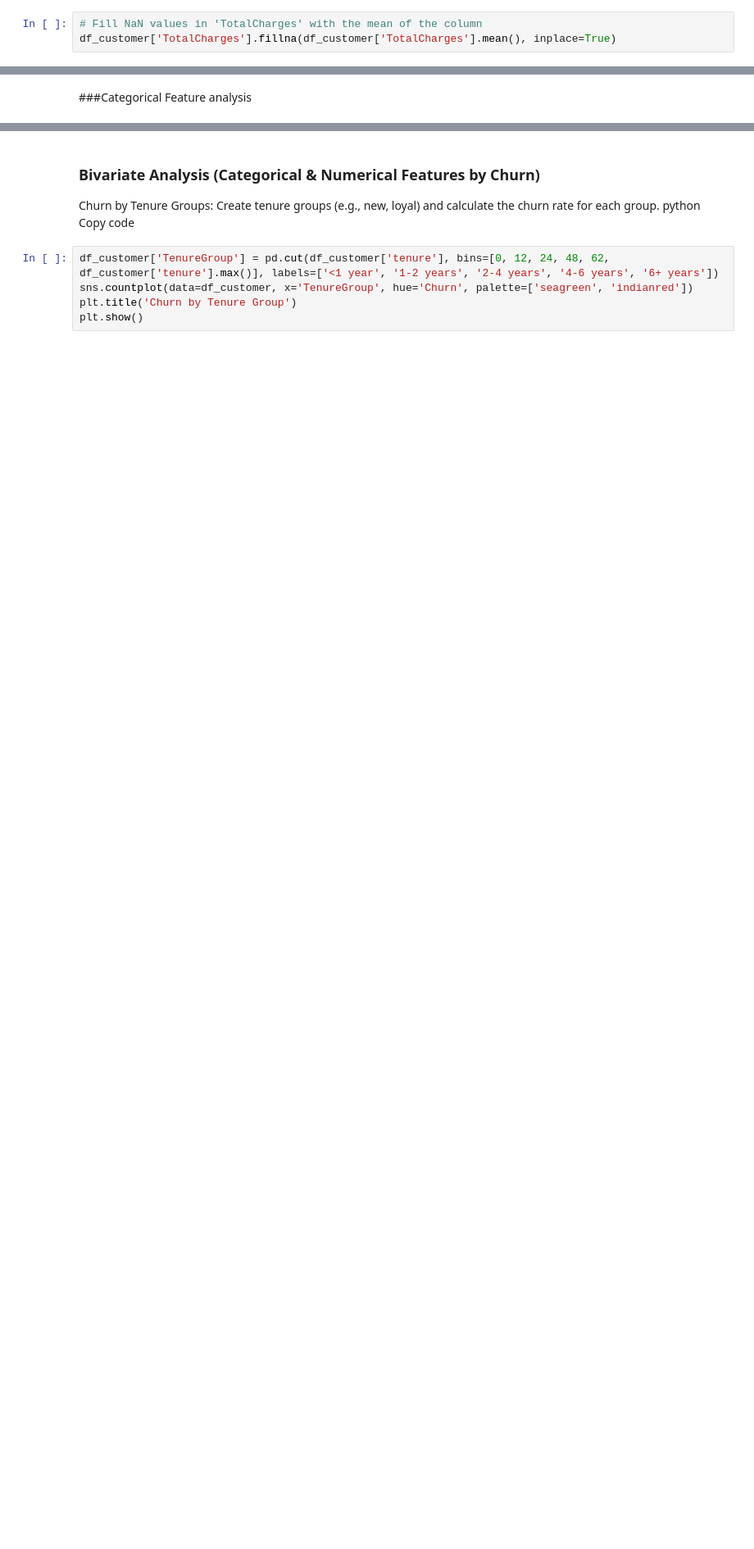
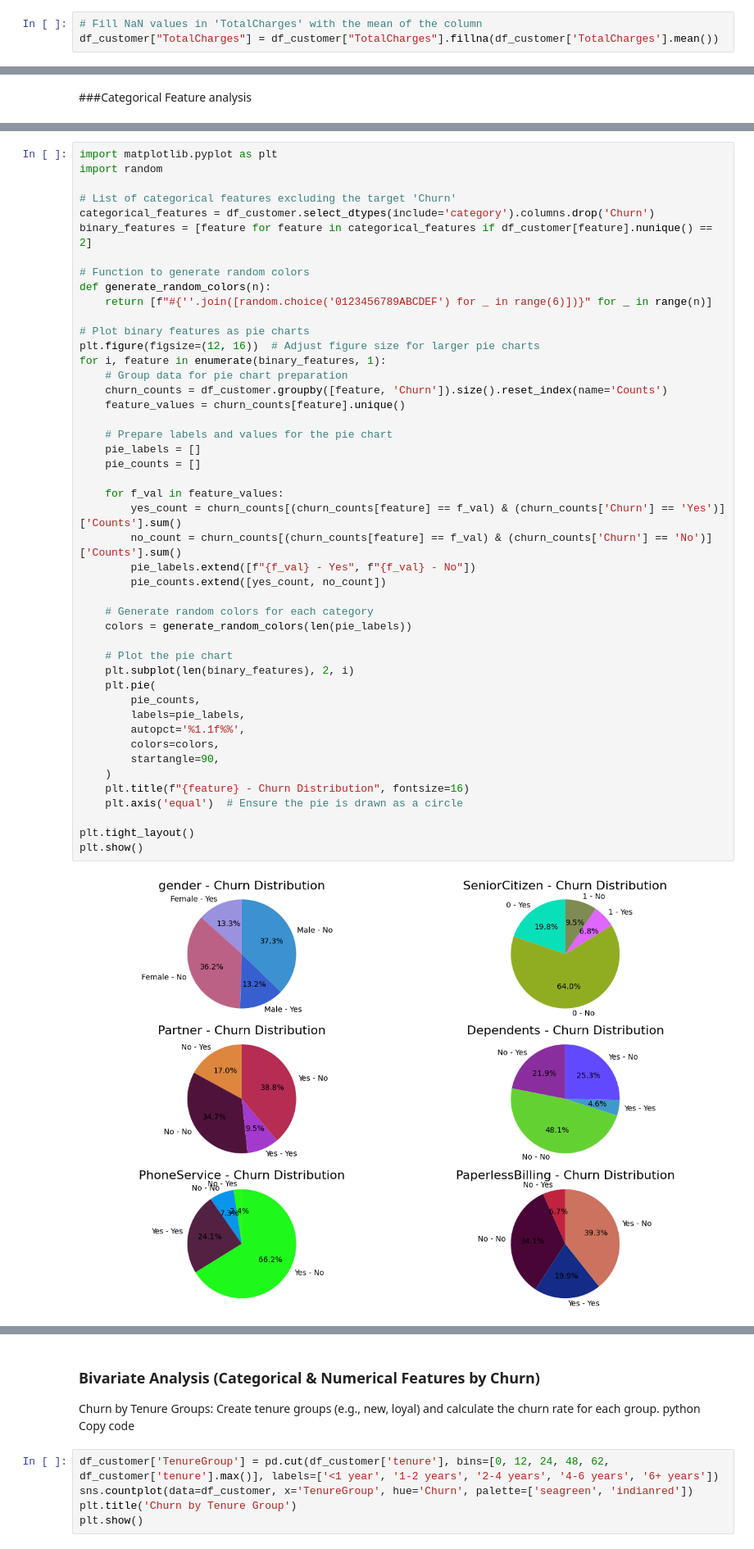
Before and after one commit to temesgen0/Customer_Churn_Prediction, a Jupyter notebook: ChurnCustomers.ipynb, the cells around one changed output, grey strips where cells are left out. Shown at 82% size. Drawn from its saved outputs; the diff is of its cells as text; blank space fills up the shorter version.

Commit message:
Pie chart edition

```diff
--- a/ChurnCustomers.ipynb
+++ b/ChurnCustomers.ipynb
@@ -172,4 +172,4 @@ Churn                   0        2
 Nice! the total charges have 11 missing values let's handle them
 # %%
 # Fill NaN values in 'TotalCharges' with the mean of the column
-df_customer['TotalCharges'].fillna(df_customer['TotalCharges'].mean(), inplace=True)
+df_customer["TotalCharges"] = df_customer["TotalCharges"].fillna(df_customer['TotalCharges'].mean())
@@ -348,0 +292,48 @@ for i, feature in enumerate(binary_features, 1):
+# %%
+import matplotlib.pyplot as plt
+import random
+
+# List of categorical features excluding the target 'Churn'
+categorical_features = df_customer.select_dtypes(include='category').columns.drop('Churn')
+binary_features = [feature for feature in categorical_features if df_customer[feature].nunique() == 2]
+
+# Function to generate random colors
+def generate_random_colors(n):
+    return [f"#{''.join([random.choice('0123456789ABCDEF') for _ in range(6)])}" for _ in range(n)]
+
+# Plot binary features as pie charts
+plt.figure(figsize=(12, 16))  # Adjust figure size for larger pie charts
+for i, feature in enumerate(binary_features, 1):
+    # Group data for pie chart preparation
+    churn_counts = df_customer.groupby([feature, 'Churn']).size().reset_index(name='Counts')
+    feature_values = churn_counts[feature].unique()
+
+    # Prepare labels and values for the pie chart
+    pie_labels = []
+    pie_counts = []
+
+    for f_val in feature_values:
+        yes_count = churn_counts[(churn_counts[feature] == f_val) & (churn_counts['Churn'] == 'Yes')]['Counts'].sum()
+        no_count = churn_counts[(churn_counts[feature] == f_val) & (churn_counts['Churn'] == 'No')]['Counts'].sum()
+        pie_labels.extend([f"{f_val} - Yes", f"{f_val} - No"])
+        pie_counts.extend([yes_count, no_count])
+
+    # Generate random colors for each category
+    colors = generate_random_colors(len(pie_labels))
+
+    # Plot the pie chart
+    plt.subplot(len(binary_features), 2, i)
+    plt.pie(
+        pie_counts,
+        labels=pie_labels,
+        autopct='%1.1f%%',
+        colors=colors,
+        startangle=90,
+    )
+    plt.title(f"{feature} - Churn Distribution", fontsize=16)
+    plt.axis('equal')  # Ensure the pie is drawn as a circle
+
+plt.tight_layout()
+plt.show()
+# %% [output]
+[figure, added]
```
Also changed, not shown: parts of 6 cells of this notebook.
